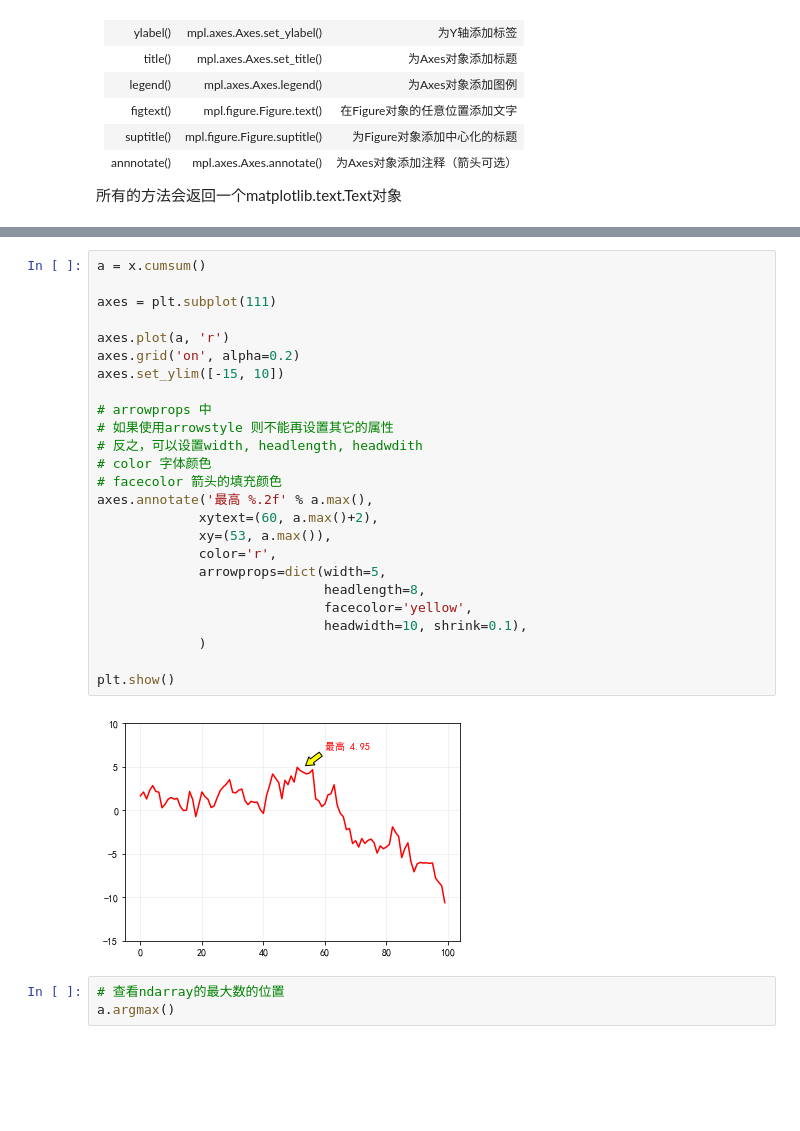
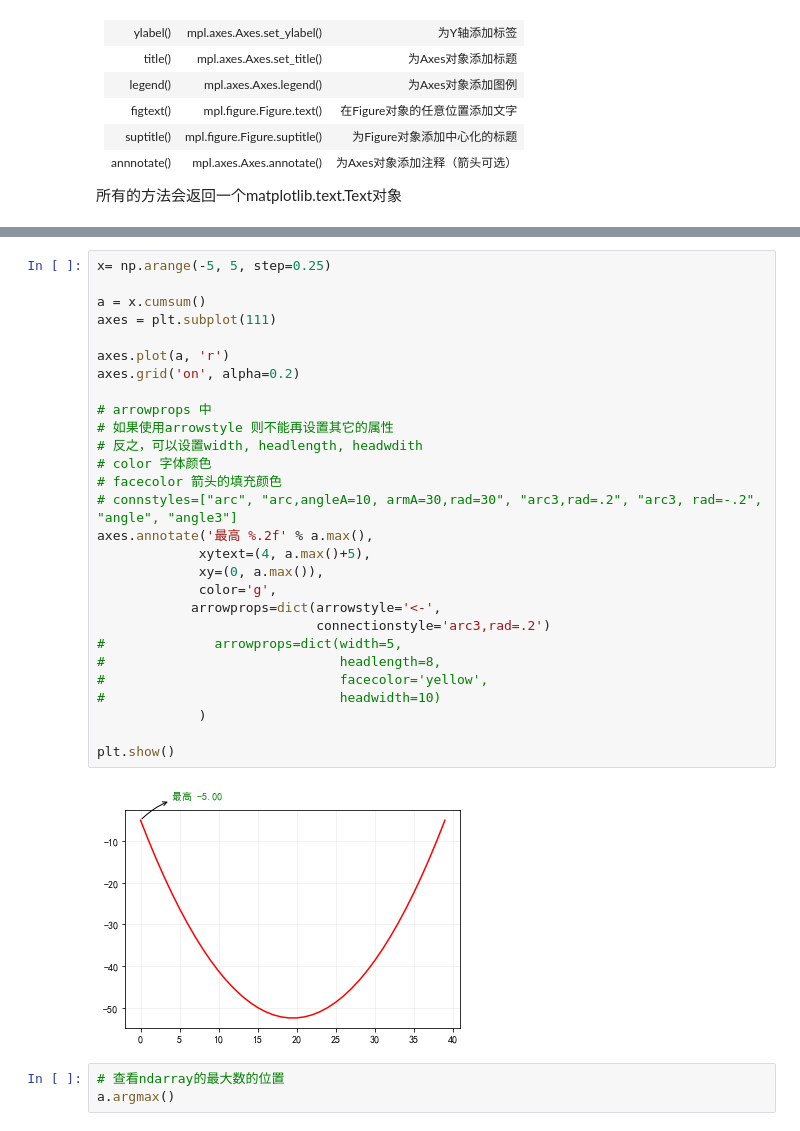
Before and after one commit to disenQF/05data, a Jupyter notebook: day07/matplotlib.ipynb, the cells around one changed output, grey strips where cells are left out. Saved outputs shown, nothing was run; the diff lists cells and outputs as text; blank space fills up the shorter version.

```diff
--- a/day07/matplotlib.ipynb
+++ b/day07/matplotlib.ipynb
@@ -833,30 +937,33 @@ annotate()
 # %%
+x= np.arange(-5, 5, step=0.25)
+
 a = x.cumsum()
-
 axes = plt.subplot(111)
 
 axes.plot(a, 'r')
 axes.grid('on', alpha=0.2)
-axes.set_ylim([-15, 10])
 
 # arrowprops 中
 # 如果使用arrowstyle 则不能再设置其它的属性
 # 反之，可以设置width, headlength, headwdith
 # color 字体颜色
 # facecolor 箭头的填充颜色
+# connstyles=["arc", "arc,angleA=10, armA=30,rad=30", "arc3,rad=.2", "arc3, rad=-.2", "angle", "angle3"]
 axes.annotate('最高 %.2f' % a.max(),
-             xytext=(60, a.max()+2),
-             xy=(53, a.max()),
-             color='r',
-             arrowprops=dict(width=5,
-                             headlength=8,
-                             facecolor='yellow',
-                             headwidth=10, shrink=0.1),
+             xytext=(4, a.max()+5),
+             xy=(0, a.max()),
+             color='g',
+            arrowprops=dict(arrowstyle='<-',
+                            connectionstyle='arc3,rad=.2')
+#              arrowprops=dict(width=5,
+#                              headlength=8,
+#                              facecolor='yellow',
+#                              headwidth=10)
              )
 
 plt.show()
 # %% [output]
-[figure, old version]
+[figure, new version]
 # %%
 # 查看ndarray的最大数的位置
 a.argmax()
```
Also changed, not shown: parts of 15 cells of this notebook.
